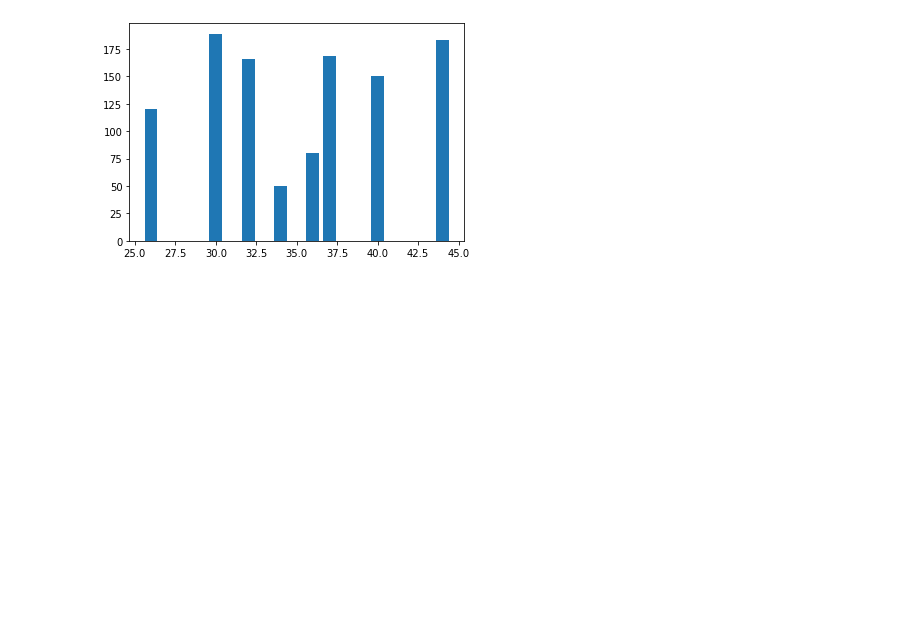
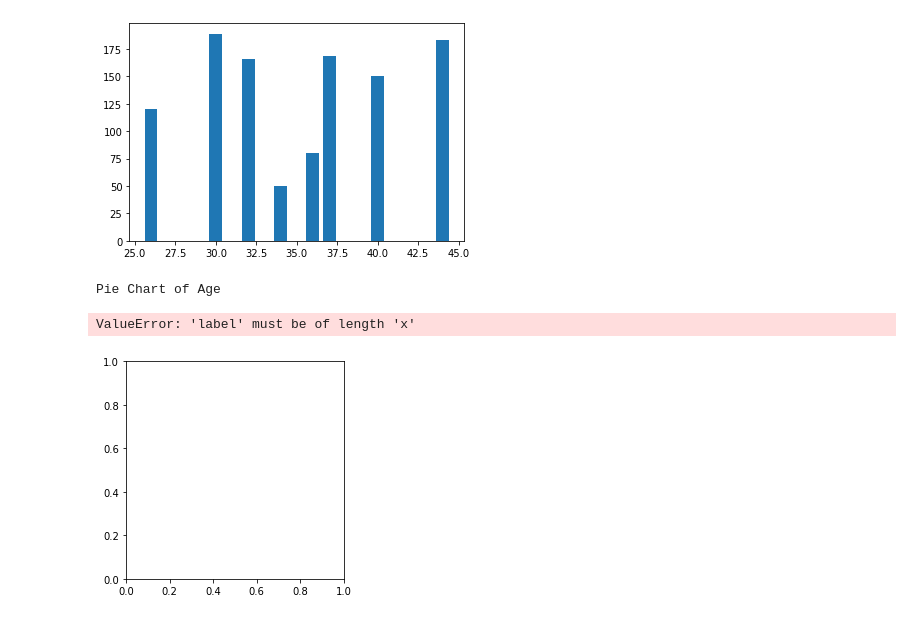
Before and after one commit to IJAZ13/ijaz, a Jupyter notebook: pandas.ipynb, the cells around one changed output. Drawn from its saved outputs; the diff is of its cells as text; code cells hidden in the pictures; blank space fills up the shorter version.

```diff
--- a/pandas.ipynb
+++ b/pandas.ipynb
@@ -75,3 +75,19 @@ plt.show()
 # %% [output]
 [figure]
 [figure]
+# %%
+print("Pie Chart of Age")
+plt.pie(df['Age'], labels = {"A", "B", "C","D", "E", "F", "G"}, autopct='% 1.1f %%', shadow = True)
+plt.show()
+
+print("Pie Chart of Income")
+plt.pie(df['Income'], labels = {"A", "B", "C", "D", "E", "F","G"},autopct ='% 1.1f %%', shadow = True)
+plt.show()
+
+print("Pie Chart of Sales")
+plt.pie(df['Sales'], labels = {"A", "B", "C", "D", "E", "F", "G"},autopct ='% 1.1f %%', shadow = True)
+plt.show()
+# %% [output]
+Pie Chart of Age
+ValueError: 'label' must be of length 'x'
+[figure, added]
```
Also changed, not shown: parts of 1 cell of this notebook.
